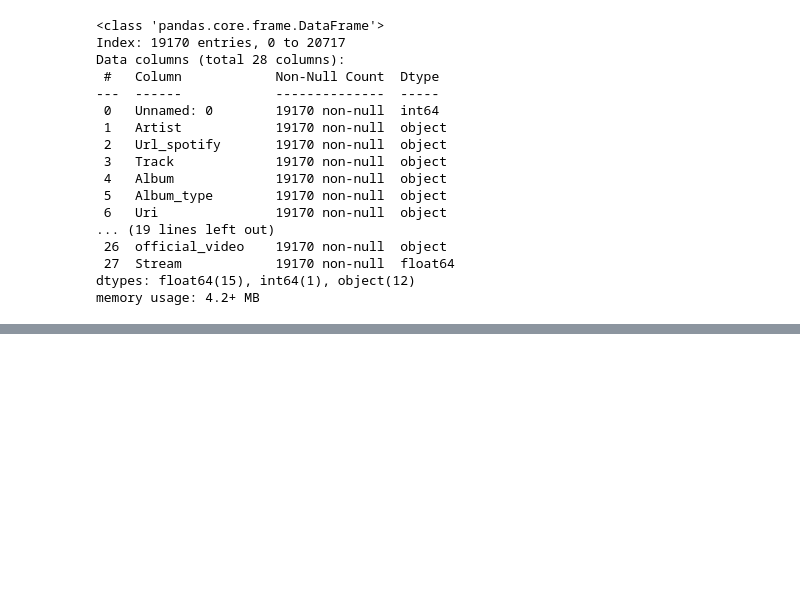
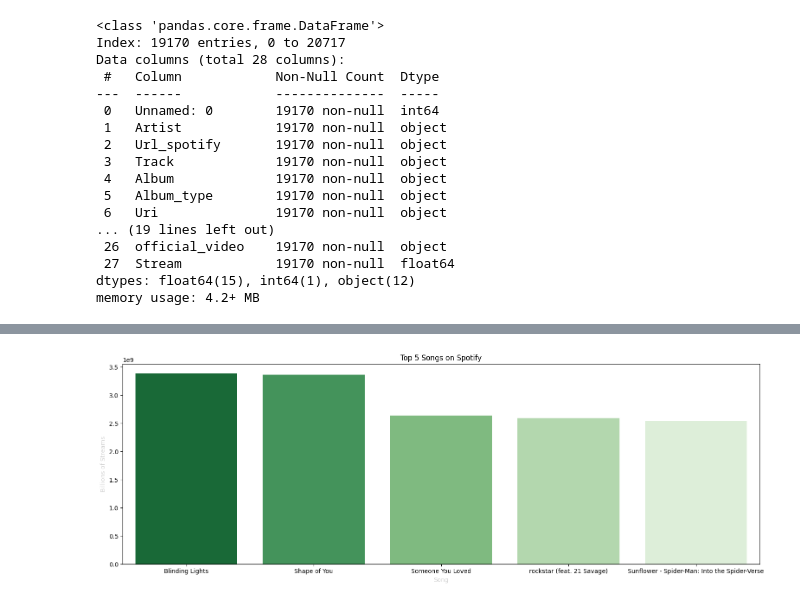
Before and after one commit to JaswanthKrishnaE/Heart-Attack-Prediction-, a Jupyter notebook: EDA.ipynb, the cells around one changed output, grey strips where cells are left out. Drawn from its saved outputs; the diff is of its cells as text; code cells hidden in the pictures; blank space fills up the shorter version.

```diff
--- a/EDA.ipynb
+++ b/EDA.ipynb
@@ -122,0 +175,10 @@ memory usage: 4.2+ MB
+# %%
+holdi = df.sort_values(by = 'Stream', ascending = False)[['Track', 'Artist', 'Stream']].head(6)
+plt.figure(figsize=(19,6))
+sns.barplot(data = holdi, x= 'Track', y='Stream', palette = 'Greens_r')
+plt.title("Top 5 Songs on Spotify")
+plt.ylabel("Billions of Streams", color = 'lightgrey')
+plt.xlabel("Song", color = 'lightgrey')
+plt.show()
+# %% [output]
+[figure, added]
```
Also changed, not shown: parts of 26 cells of this notebook, 2 other files.
